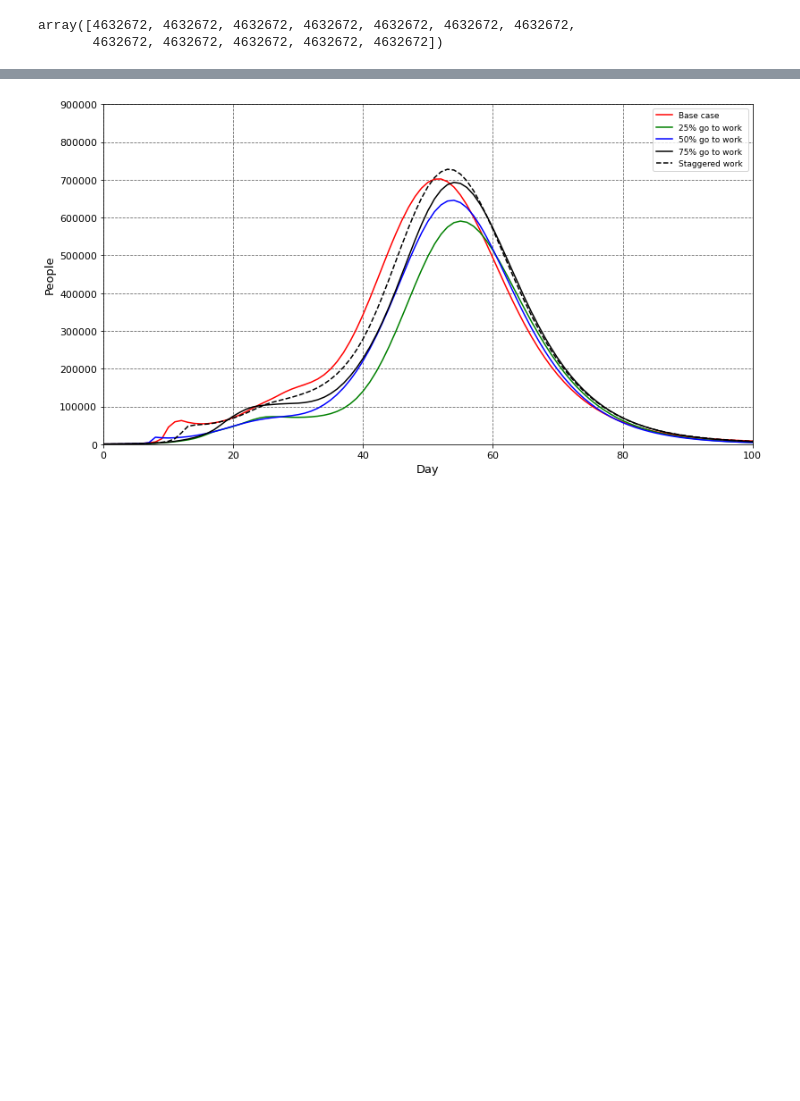
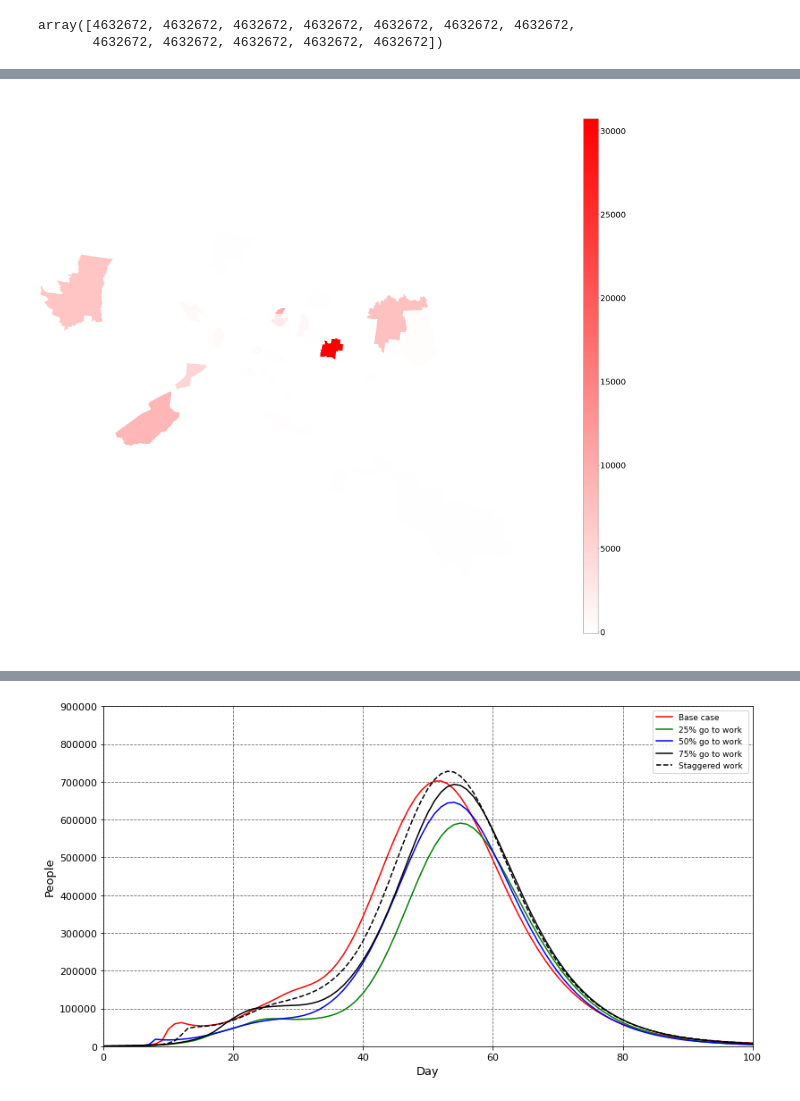
Before and after one commit to captainnemo2005/compartmentmodel, a Jupyter notebook: Melbourne Work from home.ipynb, the cells around one changed output, grey strips where cells are left out. Saved outputs shown, nothing was run; the diff lists cells and outputs as text; code cells hidden in the pictures; blank space fills up the shorter version.

```diff
--- a/Melbourne Work from home.ipynb
+++ b/Melbourne Work from home.ipynb
@@ -79,0 +94,13 @@ res['baseline'] = sir(model,pop,od_matrix,alpha,iterations,inf)
+# %%
+newI_staggered = res['baseline'][2]
+
+newI_staggered.astype(int)
+
+newI_staggered = np.sum(newI_staggered,axis=0)
+newI_staggered = newI_staggered.astype(int)
+newI_staggered =  np.where(newI< 0, 0, newI_staggered)
+# %%
+newI = newI_staggered - newI_base
+#newI =  np.where(newI < 0, 0, newI)
+newI = newI.astype(int)
+newI
@@ -80,3 +125,49 @@ res['baseline'] = sir(model,pop,od_matrix,alpha,iterations,inf)
+# %%
+import geopandas as gpd
+import contextily as ctx
+from matplotlib.colors import LinearSegmentedColormap
+
+melbourne_gdf = gpd.read_file("/Users/cptnemo2005/Downloads/shapefiles/SA2_studyarea_16_z55.shp")
+
+melbourne_gdf_3857 = melbourne_gdf.to_crs(epsg = 3857)
+
+west,south,east,north = melbourne_gdf_3857.unary_union.bounds
+
+
+melbourne_gpd = gpd.read_file("/Users/cptnemo2005/Downloads/shapefiles/SA2_studyarea_16_z55.shp")
+melbourne_gpd['population'] = newI
+
+
+plt.rcParams.update({'font.size':32})
+west,south,east,north = melbourne_gpd.unary_union.bounds
+
+fig,ax = plt.subplots(figsize=(40,40))
+
+
+cmap = LinearSegmentedColormap.from_list('mycmap', ['white','red'])
+
+melbourne_gpd.plot(ax=ax, column='population',legend=False,cmap=cmap)
+
+cbax = fig.add_axes([0.9,0.15,0.02,0.7])
+
+sm = plt.cm.ScalarMappable(cmap=cmap,\
+                          norm=plt.Normalize(vmin=min(melbourne_gpd.population),vmax=max(melbourne_gpd.population)))
+
+sm._A=[]
+
+#Draw colormap into cbax
+
+fig.colorbar(sm,cax=cbax,format="%d")
+
+ax.set_xlim(west,east)
+ax.set_ylim(south,north)
+
+ax.axis('off')
+#ax.set_facecolor('red')
+plt.savefig('base_staggered_wrok_{}.jpg'.format(iterations))
+plt.show()
+# %% [output]
+[figure, added]
 # %%
 newI_50 = res['baseline'][2]
 
```
Also changed, not shown: parts of 10 cells of this notebook, 11 other files.
